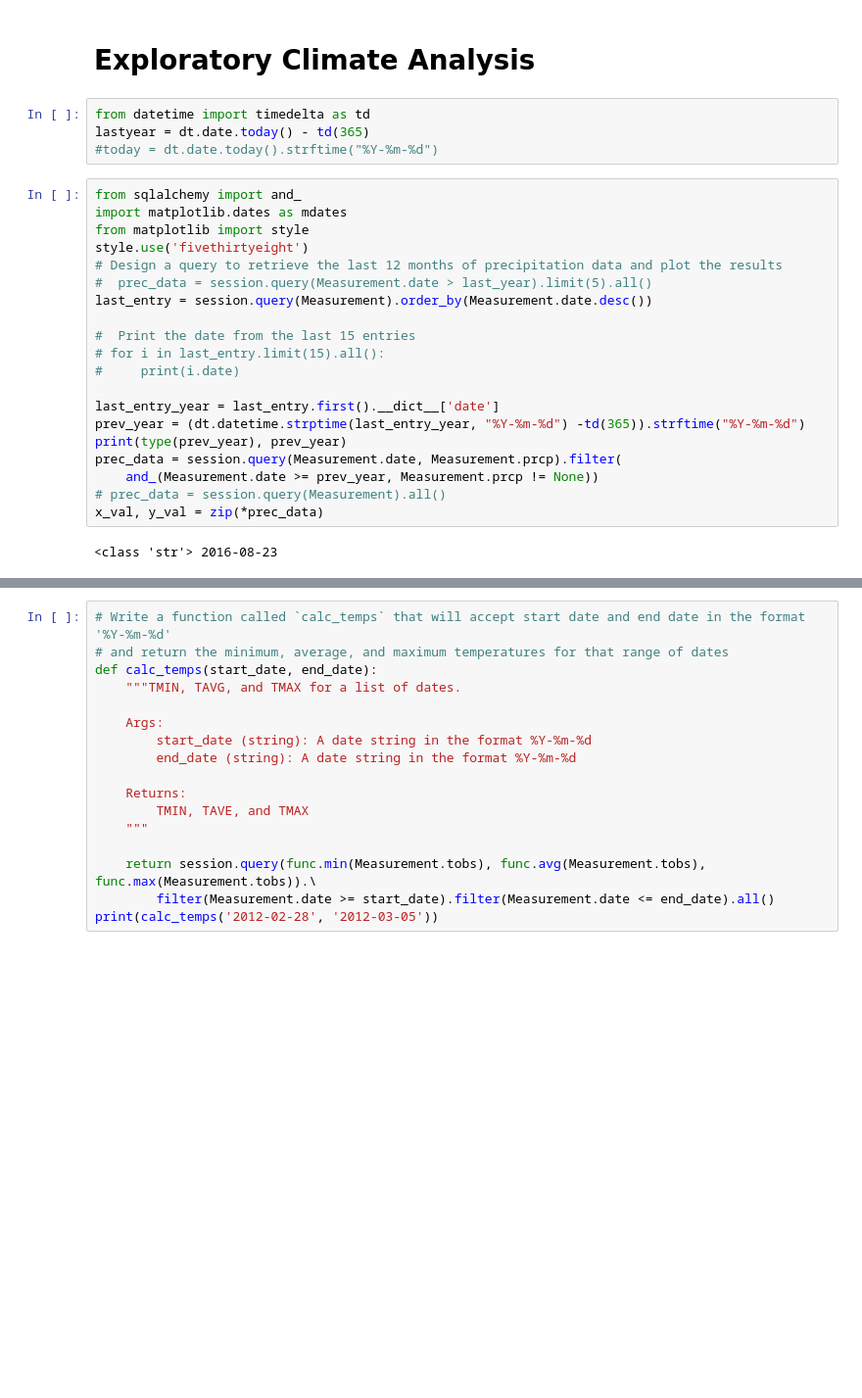
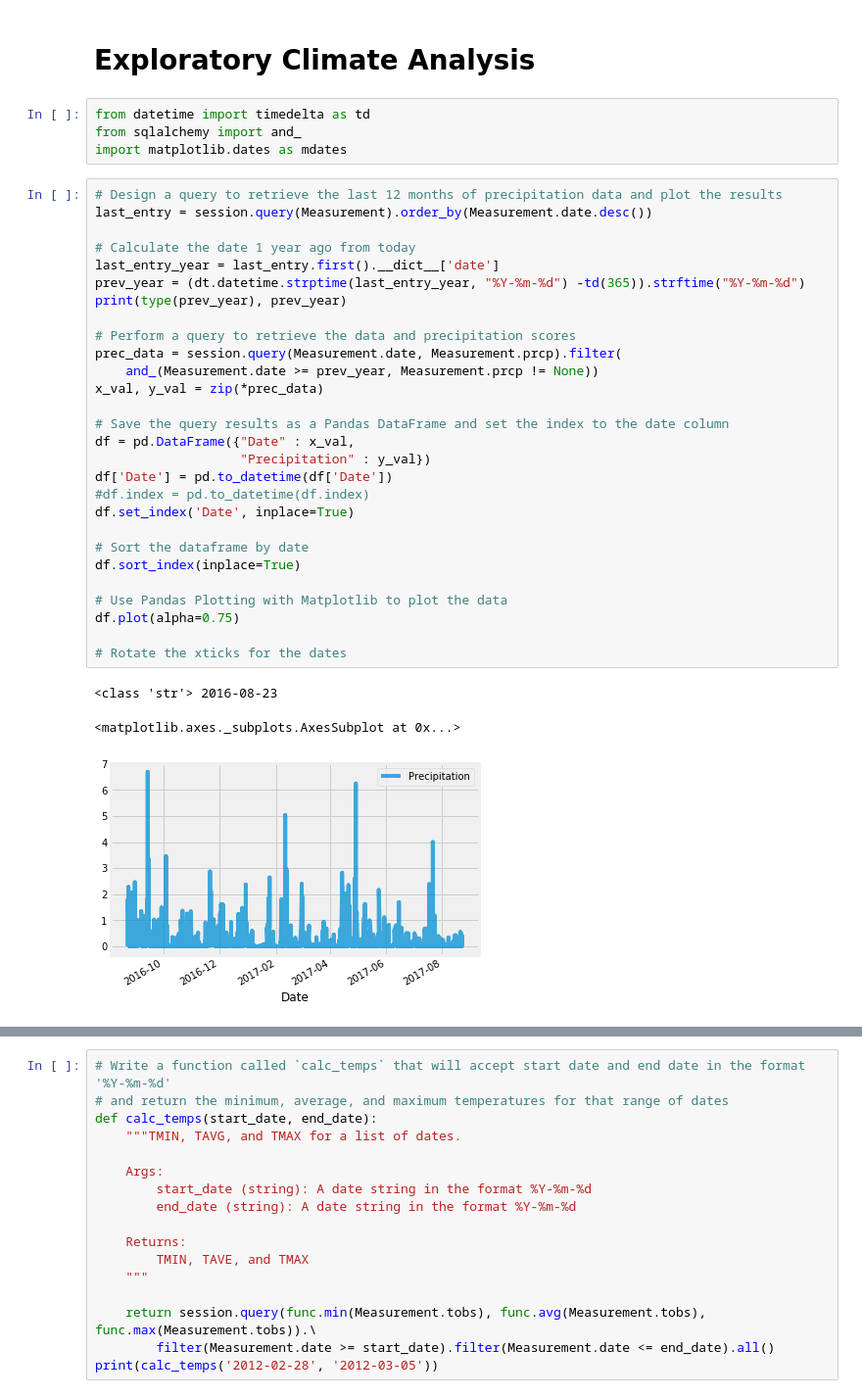
Before and after one commit to MadhukaraBS/BootCamp, a Jupyter notebook: 09-Adv-Data-Storage-Retrieval/climate.ipynb, the cells around one changed output, grey strips where cells are left out. Shown at 98% size. Saved outputs shown, nothing was run; the diff lists cells and outputs as text; blank space fills up the shorter version.

```diff
--- a/09-Adv-Data-Storage-Retrieval/climate.ipynb
+++ b/09-Adv-Data-Storage-Retrieval/climate.ipynb
@@ -80,28 +80,38 @@ first_row.__dict__
 # %% [markdown]
 # Exploratory Climate Analysis
-# %%
-from datetime import timedelta as td
-lastyear = dt.date.today() - td(365)
-#today = dt.date.today().strftime("%Y-%m-%d")
+# %%
+from datetime import timedelta as td
+from sqlalchemy import and_
+import matplotlib.dates as mdates
 # %%
-from sqlalchemy import and_
-import matplotlib.dates as mdates
-from matplotlib import style
-style.use('fivethirtyeight')
 # Design a query to retrieve the last 12 months of precipitation data and plot the results
-#  prec_data = session.query(Measurement.date > last_year).limit(5).all()
 last_entry = session.query(Measurement).order_by(Measurement.date.desc())
 
-#  Print the date from the last 15 entries
-# for i in last_entry.limit(15).all():
-#     print(i.date)
-
+# Calculate the date 1 year ago from today
 last_entry_year = last_entry.first().__dict__['date']
 prev_year = (dt.datetime.strptime(last_entry_year, "%Y-%m-%d") -td(365)).strftime("%Y-%m-%d")
 print(type(prev_year), prev_year)
+
+# Perform a query to retrieve the data and precipitation scores
 prec_data = session.query(Measurement.date, Measurement.prcp).filter(
     and_(Measurement.date >= prev_year, Measurement.prcp != None))
-# prec_data = session.query(Measurement).all()
 x_val, y_val = zip(*prec_data)
+
+# Save the query results as a Pandas DataFrame and set the index to the date column
+df = pd.DataFrame({"Date" : x_val,
+                   "Precipitation" : y_val})
+df['Date'] = pd.to_datetime(df['Date'])
+#df.index = pd.to_datetime(df.index)
+df.set_index('Date', inplace=True)
+
+# Sort the dataframe by date
+df.sort_index(inplace=True)
+
+# Use Pandas Plotting with Matplotlib to plot the data
+df.plot(alpha=0.75)
+
+# Rotate the xticks for the dates
 # %% [output]
 <class 'str'> 2016-08-23
+<matplotlib.axes._subplots.AxesSubplot at 0x...>
+[figure, added]
```
Also changed, not shown: parts of 24 cells of this notebook.
